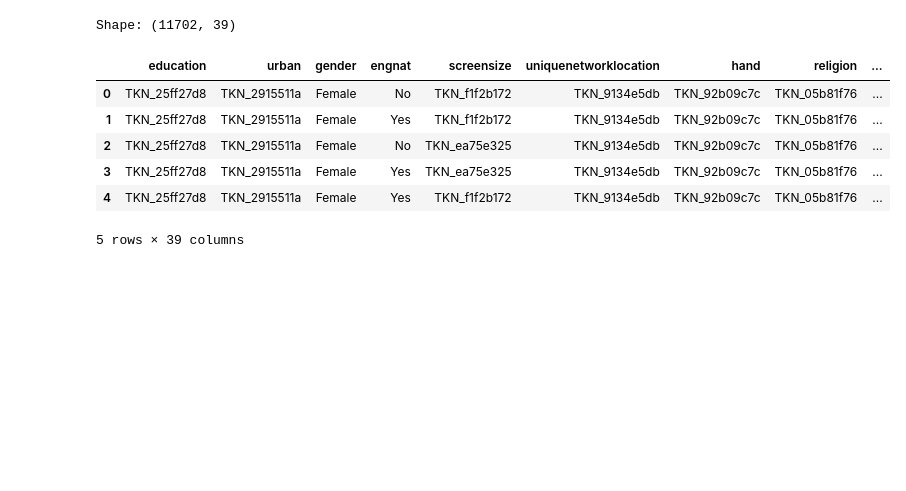
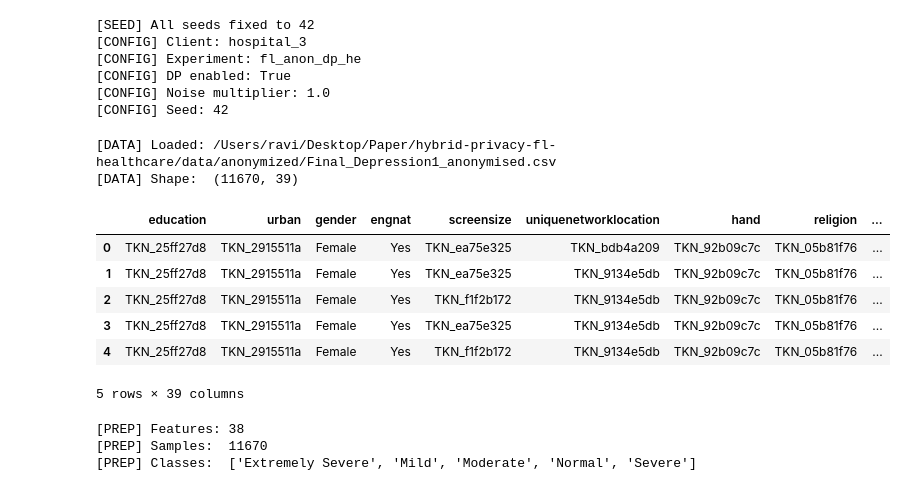
Before and after one commit to Disha1203/Paper_privacy_preserving_FL, a Jupyter notebook: clients/main_framework/MLP_depression3_model.ipynb, the cells around one changed output. Cells and saved outputs as stored; diff of their text form; code cells hidden in the pictures; blank space fills up the shorter version.

```diff
--- a/clients/main_framework/MLP_depression3_model.ipynb
+++ b/clients/main_framework/MLP_depression3_model.ipynb
@@ -1,4 +1,14 @@
 # %%
+# ── Cell 1: Imports and Seed ──────────────────────────────────
+import sys, os, time, pickle, warnings
+sys.path.insert(0, "/Users/ravi/Desktop/Paper/hybrid-privacy-fl-healthcare")
+warnings.filterwarnings("ignore", category=UserWarning)
+warnings.filterwarnings("ignore", category=RuntimeWarning,
+                        module="opacus")
+
+from utils.seed import fix_all_seeds
+fix_all_seeds()
+
 import pandas as pd
 import numpy as np
 import torch
@@ -10,46 +20,67 @@ from sklearn.preprocessing import LabelEncoder
 from sklearn.utils.class_weight import compute_class_weight
 from imblearn.over_sampling import SMOTE
 from opacus import PrivacyEngine
+
+from config import *
+from utils.logger import log_round
+
+# Client identity — change to hospital_2 or hospital_3 in other notebooks
+CLIENT_ID = "hospital_3"
+DATA_FILE = "Final_Depression1_anonymised.csv"
+MODEL_FILE = os.path.join(RESULTS_PATH, f"{CLIENT_ID}_local_model.pth")
+
+print(f"[CONFIG] Client: {CLIENT_ID}")
+print(f"[CONFIG] Experiment: {EXPERIMENT_NAME}")
+print(f"[CONFIG] DP enabled: {DP_ENABLED}")
+print(f"[CONFIG] Noise multiplier: {NOISE_MULTIPLIER}")
+print(f"[CONFIG] Seed: {SEED}")
+# %% [output]
+[SEED] All seeds fixed to 42
+[CONFIG] Client: hospital_3
+[CONFIG] Experiment: fl_anon_dp_he
+[CONFIG] DP enabled: True
+[CONFIG] Noise multiplier: 1.0
+[CONFIG] Seed: 42
 # %%
-df = pd.read_csv("Final_Depression3_anonymised.csv")
-print("Shape:", df.shape)
+# ── Cell 2: Load Data ─────────────────────────────────────────
+data_path = os.path.join(DATA_PATH, DATA_FILE)
+df = pd.read_csv(data_path)
+print(f"[DATA] Loaded: {data_path}")
+print(f"[DATA] Shape:  {df.shape}")
 df.head()
 # %% [output]
-Shape: (11702, 39)
+[DATA] Loaded: /Users/ravi/Desktop/Paper/hybrid-privacy-fl-healthcare/data/anonymized/Final_Depression1_anonymised.csv
+[DATA] Shape:  (11670, 39)
 |  | education | urban | gender | engnat | screensize | uniquenetworklocation | hand | religion | ... |
-| 0 | TKN_25ff27d8 | TKN_2915511a | Female | No | TKN_f1f2b172 | TKN_9134e5db | TKN_92b09c7c | TKN_05b81f76 | ... |
-| 1 | TKN_25ff27d8 | TKN_2915511a | Female | Yes | TKN_f1f2b172 | TKN_9134e5db | TKN_92b09c7c | TKN_05b81f76 | ... |
-| 2 | TKN_25ff27d8 | TKN_2915511a | Female | No | TKN_ea75e325 | TKN_9134e5db | TKN_92b09c7c | TKN_05b81f76 | ... |
+| 0 | TKN_25ff27d8 | TKN_2915511a | Female | Yes | TKN_ea75e325 | TKN_bdb4a209 | TKN_92b09c7c | TKN_05b81f76 | ... |
+| 1 | TKN_25ff27d8 | TKN_2915511a | Female | Yes | TKN_ea75e325 | TKN_9134e5db | TKN_92b09c7c | TKN_05b81f76 | ... |
+| 2 | TKN_25ff27d8 | TKN_2915511a | Female | Yes | TKN_f1f2b172 | TKN_9134e5db | TKN_92b09c7c | TKN_05b81f76 | ... |
 | 3 | TKN_25ff27d8 | TKN_2915511a | Female | Yes | TKN_ea75e325 | TKN_9134e5db | TKN_92b09c7c | TKN_05b81f76 | ... |
 | 4 | TKN_25ff27d8 | TKN_2915511a | Female | Yes | TKN_f1f2b172 | TKN_9134e5db | TKN_92b09c7c | TKN_05b81f76 | ... |
 5 rows × 39 columns
 # %%
-from sklearn.preprocessing import LabelEncoder
-
+# ── Cell 3: Preprocessing ─────────────────────────────────────
+target_column = 'Condition'
 df_encoded = df.copy()
 label_encoders = {}
-target_column = 'Condition'
 
-# Encode all categorical columns except the target
 for col in df_encoded.select_dtypes(include='object').columns:
     if col != target_column:
         le = LabelEncoder()
         df_encoded[col] = le.fit_transform(df_encoded[col].astype(str))
         label_encoders[col] = le
 
-# Encode the target as well
 le_target = LabelEncoder()
 df_encoded[target_column] = le_target.fit_transform(df_encoded[target_column])
 
-# Now split from df_encoded
 X = df_encoded.drop(columns=[target_column])
 y = df_encoded[target_column]
 
-from sklearn.model_selection import train_test_split
-X_train, X_val, y_train, y_val = train_test_split(X, y, stratify=y, test_size=0.2, random_state=42)
-
-# Apply SMOTE
-from imblearn.over_sampling import SMOTE
-smote = SMOTE(random_state=42)
-X_train_sm, y_train_sm = smote.fit_resample(X_train, y_train)
+print(f"[PREP] Features: {X.shape[1]}")
+print(f"[PREP] Samples:  {X.shape[0]}")
+print(f"[PREP] Classes:  {list(le_target.classes_)}")
+# %% [output]
+[PREP] Features: 38
+[PREP] Samples:  11670
+[PREP] Classes:  ['Extremely Severe', 'Mild', 'Moderate', 'Normal', 'Severe']
 # %%
```
Also changed, not shown: parts of 17 cells of this notebook, 11 other files.
